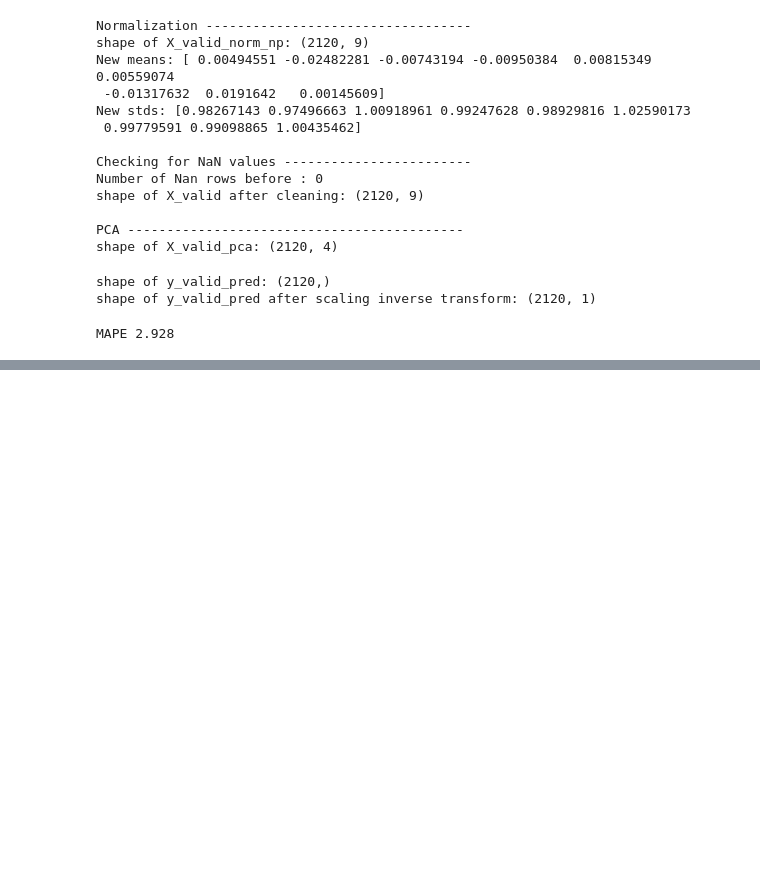
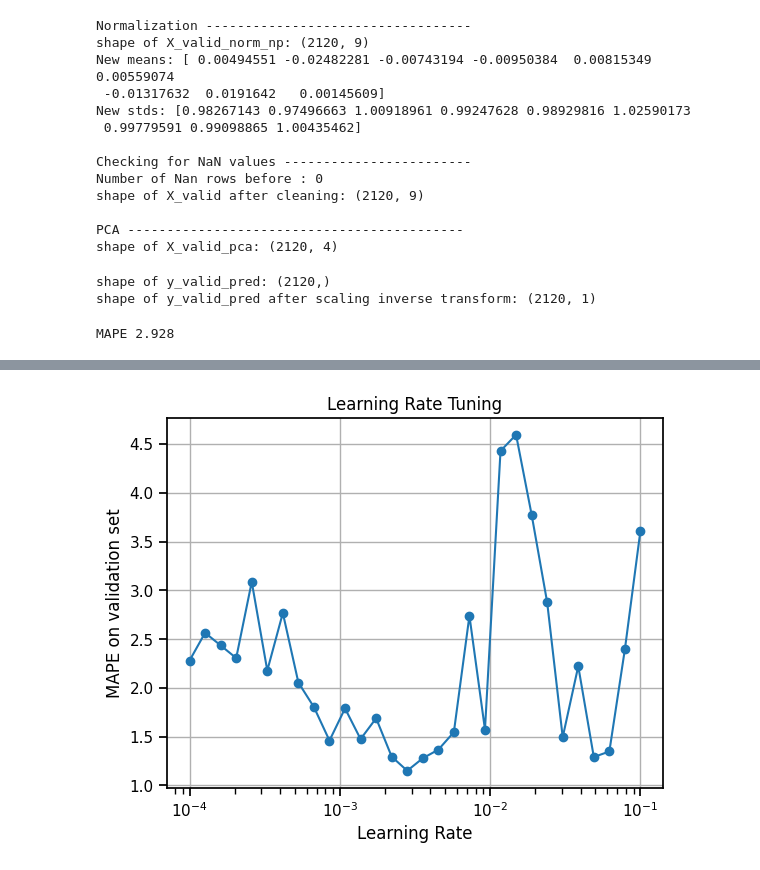
Before and after one commit to LouisBrusset/ITER-data-science-challenges, a Jupyter notebook: notebooks/MAST Plasma Current.ipynb, the cells around one changed output, grey strips where cells are left out. Cells and saved outputs as stored; diff of their text form; code cells hidden in the pictures; blank space fills up the shorter version.

Commit message:
Ensemble method to find the best learning rate

```diff
--- a/notebooks/MAST Plasma Current.ipynb
+++ b/notebooks/MAST Plasma Current.ipynb
@@ -793,0 +793,27 @@ Now, we are goint to try to fine tune the hyperparameter with ensemble methods.
+# %%
+# List of learning rates to test
+learning_rates = np.logspace(-4, -1, num=30)
+results = []
+
+for lr in learning_rates:
+    model = MLPRegressor(
+        hidden_layer_sizes=(64, 32, 16),
+        activation='relu',
+        solver='adam',
+        learning_rate_init=lr,
+        max_iter=500,
+        random_state=3
+    )
+    model.fit(X_preprocessed, y_preprocessed.flatten())
+    y_pred = model.predict(X_valid_pca_reduced)
+    y_pred = scaler_for_y.inverse_transform(y_pred.reshape(-1, 1))
+
+    # Calculate MAPE
+    mape = sklearn.metrics.mean_absolute_percentage_error(y_valid, y_pred)
+    results.append((lr, mape))
+    print(f"Learning rate: {lr:.3e} --- MSE: {mape:.4f}")
+
+# Affichage du meilleur LR
+best_lr, best_mape = min(results, key=lambda x: x[1])
+print("\n Best learning rate:", best_lr)
+print("Corresponding MSE:", best_mape)
@@ -793,0 +838,12 @@ Now, we are goint to try to fine tune the hyperparameter with ensemble methods.
+# %%
+
+lrs, mses = zip(*results)
+plt.plot(lrs, mses, marker='o')
+plt.xscale('log')
+plt.xlabel('Learning Rate')
+plt.ylabel('MAPE on validation set')
+plt.title('Learning Rate Tuning')
+plt.grid(True)
+plt.show()
+# %% [output]
+[figure, added]
```
Also changed, not shown: parts of 3 cells of this notebook.
